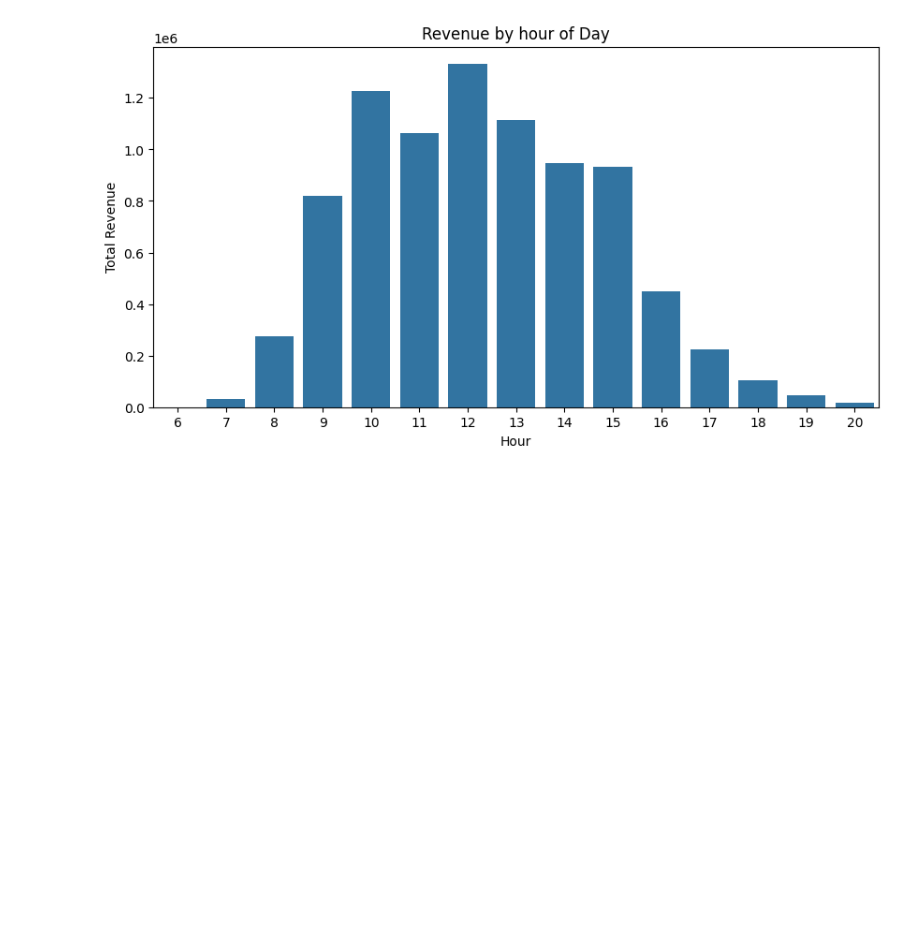
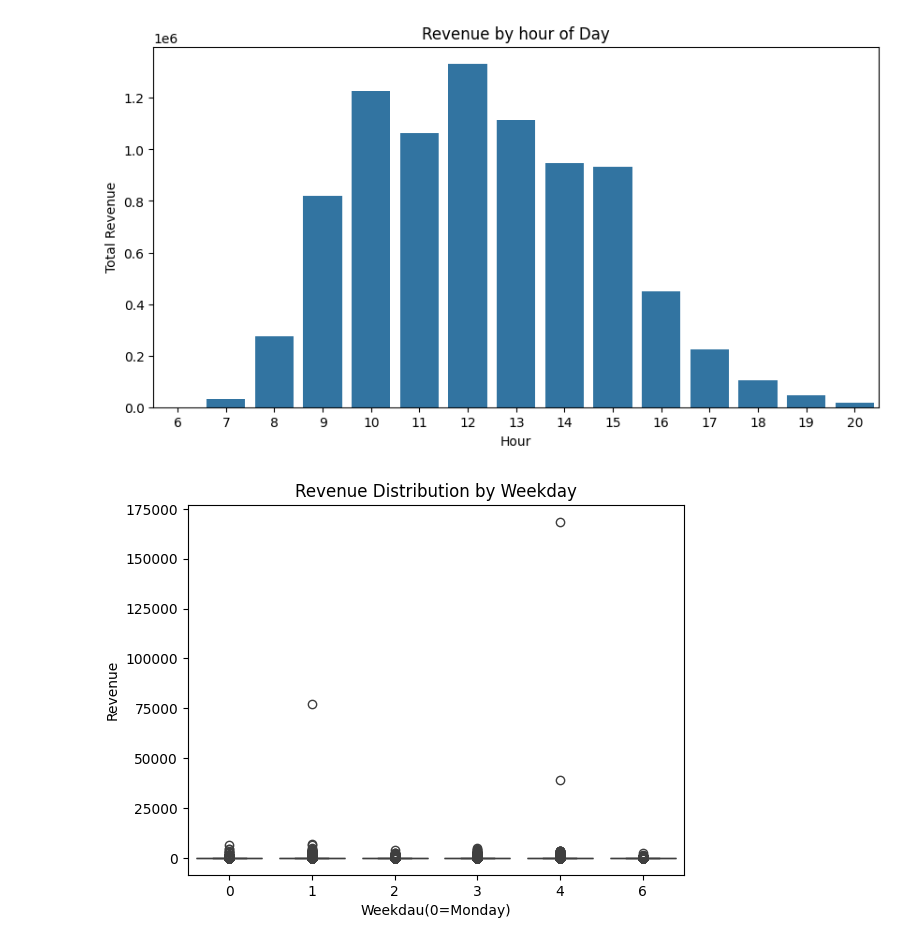
Before and after one commit to ZainabManzoorr/ecommerce-customer-intelligence, a Jupyter notebook: transactions.ipynb, the cells around one changed output. Saved outputs shown, nothing was run; the diff lists cells and outputs as text; code cells hidden in the pictures; blank space fills up the shorter version.

Commit message:
Added weekday revenue visualisations

```diff
--- a/transactions.ipynb
+++ b/transactions.ipynb
@@ -24,3 +24,11 @@ plt.ylabel("Total Revenue")
 plt.show()
 # %% [output]
 [figure]
+# %%
+sns.boxplot(x='WeekDay',y='Revenue',data=transactions)
+plt.title("Revenue Distribution by Weekday")
+plt.xlabel("Weekdau(0=Monday)")
+plt.ylabel("Revenue")
+plt.show()
+# %% [output]
+[figure, added]
```
